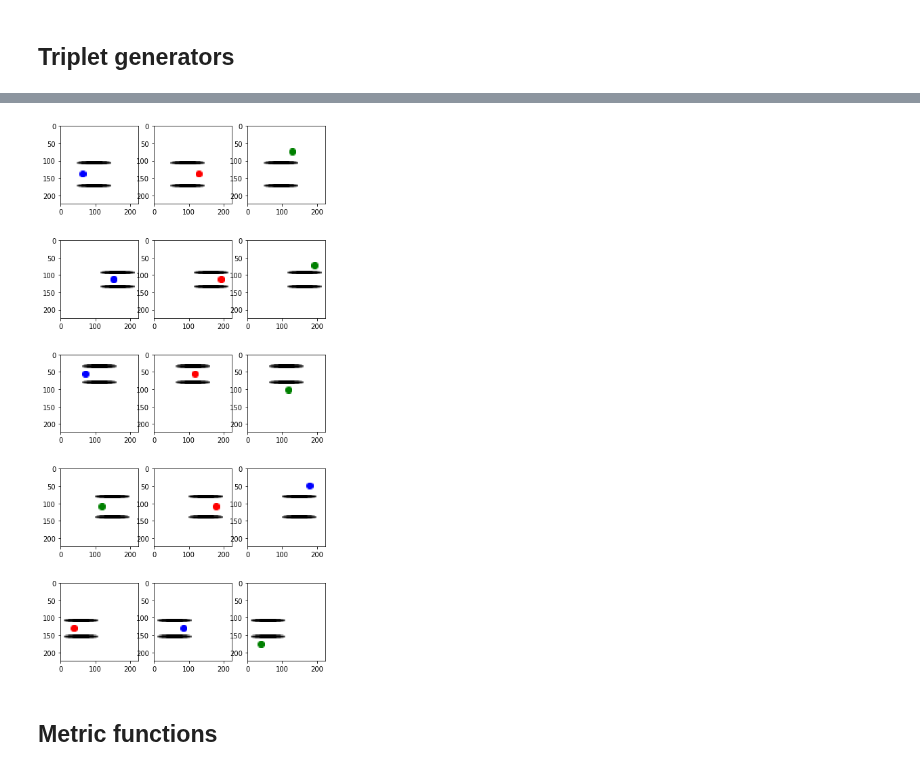
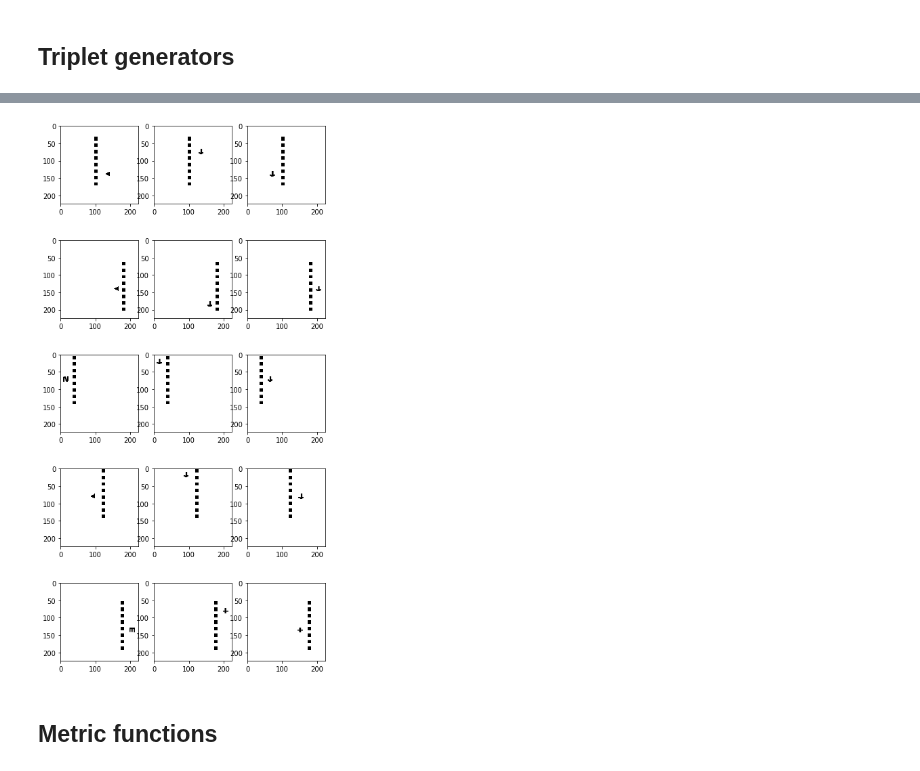
Before and after one commit to guydav/simple-relational-reasoning, a Jupyter notebook: notebooks/QuinnEmbeddingTask.ipynb, the cells around one changed output, grey strips where cells are left out. Cells and saved outputs as stored; diff of their text form; code cells hidden in the pictures.

```diff
--- a/notebooks/QuinnEmbeddingTask.ipynb
+++ b/notebooks/QuinnEmbeddingTask.ipynb
@@ -87,11 +124,0 @@ plt.show()
-# %%
-every = 5
-half_target = target_size // 2
-row_max = DEFAULT_CANVAS_SIZE[0] - half_target
-col_max = DEFAULT_CANVAS_SIZE[1] - half_target
-target_positions = [(r * every, c * every) for r, c
-                    in itertools.product(range(half_target // every, row_max // every),
-                                         range(half_target // every, col_max // every))]
-
-# batch = gen.batch_generate(target_positions, reference_positions)
-# batch.shape
@@ -109,0 +187,23 @@ miniature_target_positions = [(r * miniature_stimuli_every, c * miniature_stimul
+# %%
+target_size = (15, 15)
+reference_box_size = 10
+total_reference_size = (10, 140)
+reference_positions = [(105, 100)]
+
+triangle_patch = matplotlib.patches.RegularPolygon((0, 0), 3, target_size[0] // 2, color='black')
+
+reference_patches = [matplotlib.patches.Rectangle(((-reference_box_size // 2) + (reference_box_size * 2 * i),
+                                                   (-reference_box_size // 2)),
+                                                  reference_box_size, reference_box_size, color='black')
+                    for i in range(8)]
+
+
+blur_func = lambda x: cv2.blur(x, (5, 5))
+
+# gen = NaiveStimulusGenerator(target_size, refernce_size, target_color='black', dtype=torch.float32)
+split_reference_text_gen = PatchStimulusGenerator(target_size, total_reference_size,
+                                              ['E', '$+$', triangle_patch, 's', '$\\to$'],
+                                              reference_patches, # blur_func=blur_func,
+                                              reference_patch_kwargs=dict(ylim=(-70, 70)))
+
+plot_generator_examples(split_reference_text_gen)
@@ -327,8 +430,8 @@ class QuinnTripletGenerator(TripletGenerator):
 # %%
 N = 5
 
-above_below_equilateral_gen = EquilateralTripletGenerator(gen, (40, 70), n_target_colors=2)
-results = above_below_equilateral_gen(N, normalize=False)
+above_below_quinn_gen = QuinnTripletGenerator(gen, (30, 70), two_reference_objects=True, n_target_types=2)
+results = above_below_quinn_gen(N, normalize=False)
 plt.figure(figsize=(7, 3 * N))
 
 for row in range(N):
@@ -342,18 +445,20 @@ plt.show()
 # %%
 N = 5
 
-above_below_quinn_gen = QuinnTripletGenerator(gen, (30, 70), two_reference_objects=True, n_target_colors=3)
+above_below_quinn_gen = QuinnTripletGenerator(split_reference_text_gen, (30, 70),
+                                              two_reference_objects=False,
+                                              n_target_types=2, transpose=True)
 results = above_below_quinn_gen(N, normalize=False)
 plt.figure(figsize=(7, 3 * N))
 
 for row in range(N):
     for col in range(3):
         ax = plt.subplot(N, 3, (3 * row) + col + 1)
         ax.imshow(results[row, col].permute(1, 2, 0).numpy())
 
 plt.show()
 # %% [output]
-[figure, old version]
+[figure, new version]
 # %% [markdown]
 ## Metric functions
 # %%
```
Also changed, not shown: parts of 44 cells of this notebook, 4 other files.
